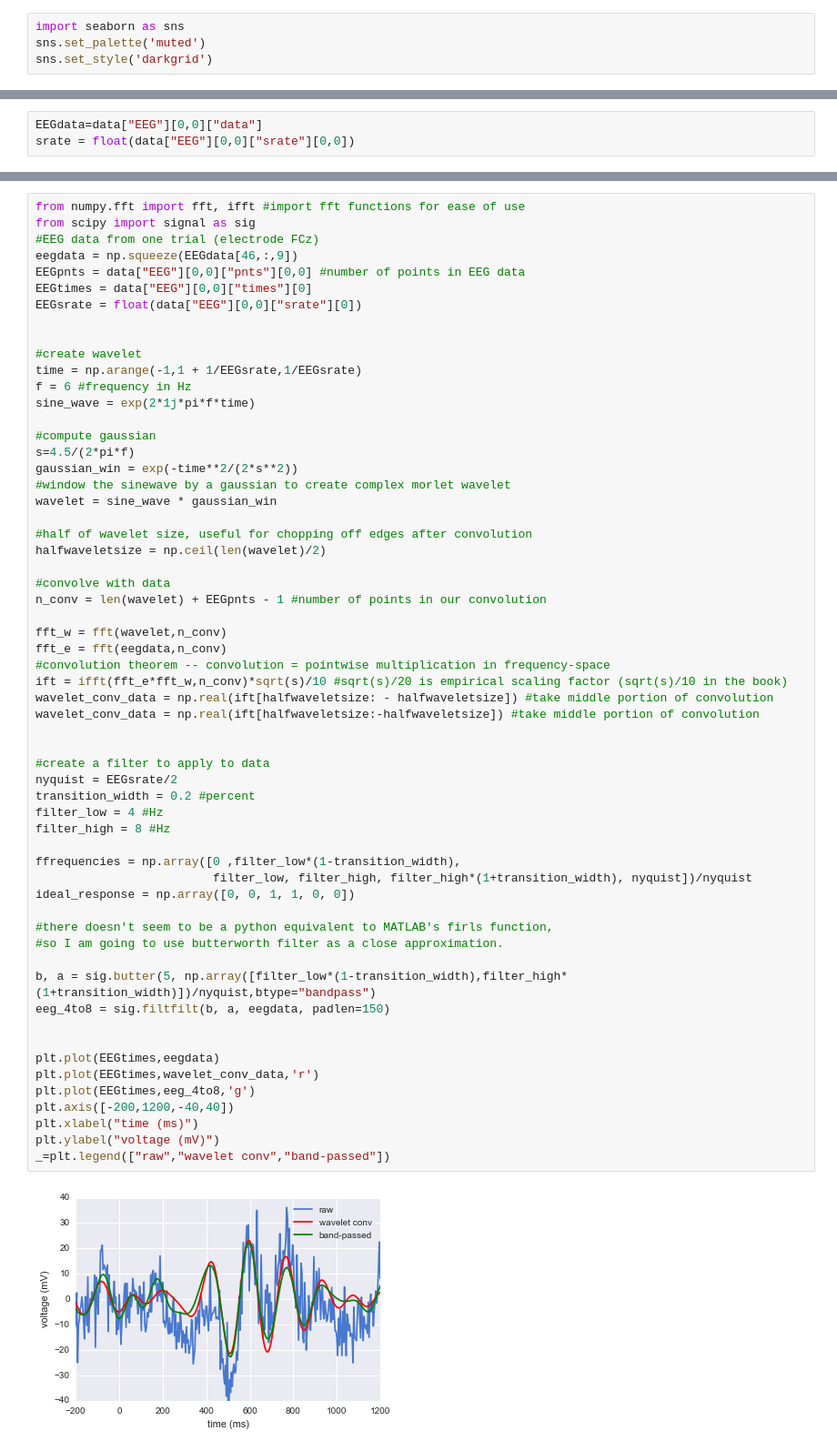
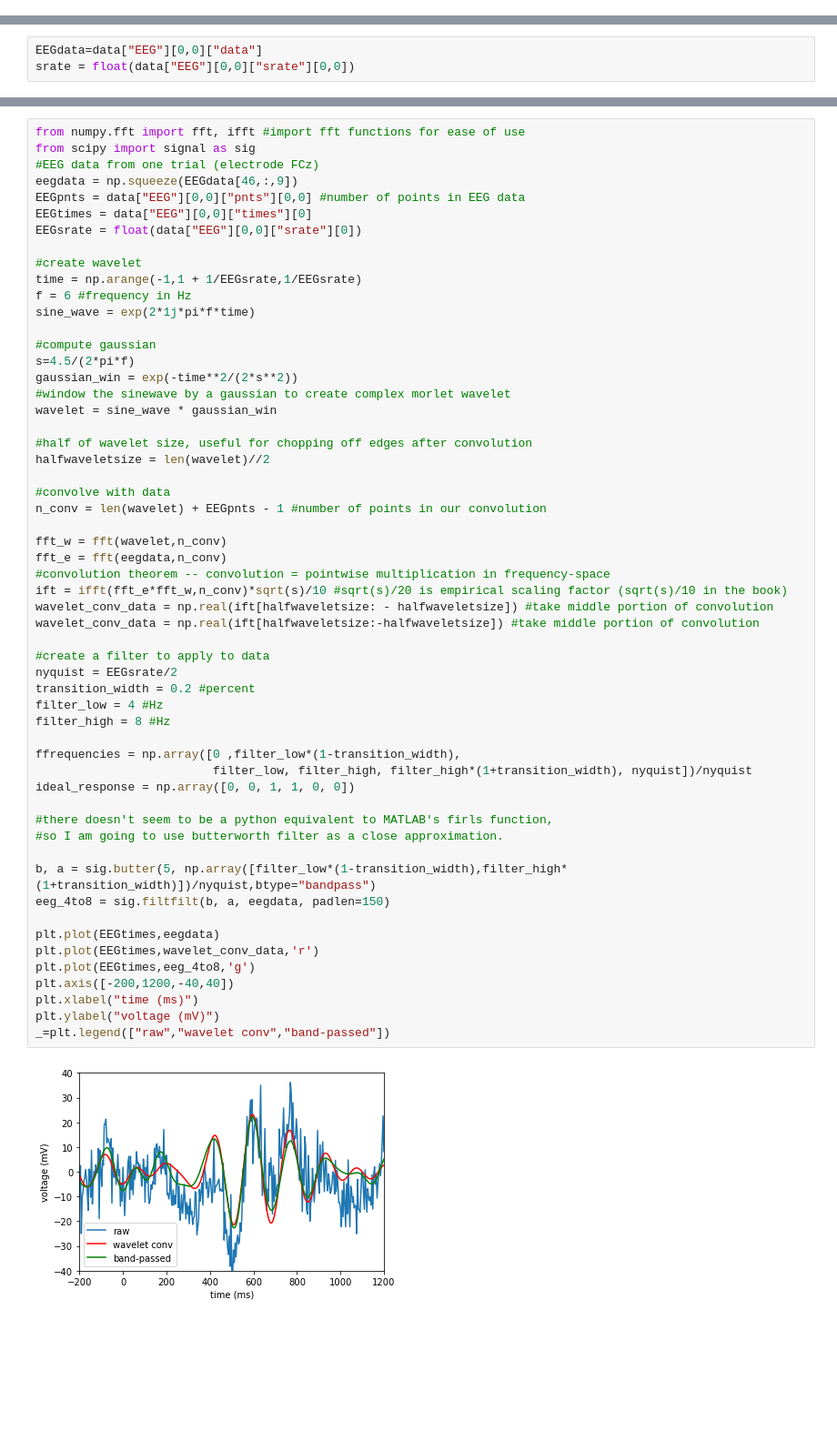
Before and after one commit to lyndond/Analyzing_Neural_Time_Series, a Jupyter notebook: chapter12.ipynb, the cells around one changed output, grey strips where cells are left out. Shown: that part at 91% size. Cells and saved outputs as stored; diff of their text form; blank space fills up the shorter version.

```diff
--- a/chapter12.ipynb
+++ b/chapter12.ipynb
@@ -9,7 +7,3 @@ from numpy import pi, sin, cos, exp, sqrt, log, random  #import basic functions
-# %%
-import seaborn as sns
-sns.set_palette('muted')
-sns.set_style('darkgrid')
 # %%
 data=scipy.io.loadmat('sampleEEGdata')
 # %%
@@ -185,7 +167,6 @@ eegdata = np.squeeze(EEGdata[46,:,9])
 EEGpnts = data["EEG"][0,0]["pnts"][0,0] #number of points in EEG data
 EEGtimes = data["EEG"][0,0]["times"][0]
 EEGsrate = float(data["EEG"][0,0]["srate"][0])
-
 
 #create wavelet
 time = np.arange(-1,1 + 1/EEGsrate,1/EEGsrate)
@@ -199,7 +180,7 @@ gaussian_win = exp(-time**2/(2*s**2))
 wavelet = sine_wave * gaussian_win
 
 #half of wavelet size, useful for chopping off edges after convolution
-halfwaveletsize = np.ceil(len(wavelet)/2)
+halfwaveletsize = len(wavelet)//2
 
 #convolve with data
 n_conv = len(wavelet) + EEGpnts - 1 #number of points in our convolution
@@ -208,34 +189,32 @@ fft_w = fft(wavelet,n_conv)
 fft_e = fft(eegdata,n_conv)
 #convolution theorem -- convolution = pointwise multiplication in frequency-space
 ift = ifft(fft_e*fft_w,n_conv)*sqrt(s)/10 #sqrt(s)/20 is empirical scaling factor (sqrt(s)/10 in the book)
 wavelet_conv_data = np.real(ift[halfwaveletsize: - halfwaveletsize]) #take middle portion of convolution
 wavelet_conv_data = np.real(ift[halfwaveletsize:-halfwaveletsize]) #take middle portion of convolution
-
 
 #create a filter to apply to data
 nyquist = EEGsrate/2
 transition_width = 0.2 #percent
 filter_low = 4 #Hz
 filter_high = 8 #Hz
 
 ffrequencies = np.array([0 ,filter_low*(1-transition_width),
                          filter_low, filter_high, filter_high*(1+transition_width), nyquist])/nyquist
 ideal_response = np.array([0, 0, 1, 1, 0, 0])
 
 #there doesn't seem to be a python equivalent to MATLAB's firls function,
 #so I am going to use butterworth filter as a close approximation.
 
 b, a = sig.butter(5, np.array([filter_low*(1-transition_width),filter_high*(1+transition_width)])/nyquist,btype="bandpass")
 eeg_4to8 = sig.filtfilt(b, a, eegdata, padlen=150)
 
-
 plt.plot(EEGtimes,eegdata)
 plt.plot(EEGtimes,wavelet_conv_data,'r')
 plt.plot(EEGtimes,eeg_4to8,'g')
 plt.axis([-200,1200,-40,40])
 plt.xlabel("time (ms)")
 plt.ylabel("voltage (mV)")
 _=plt.legend(["raw","wavelet conv","band-passed"])
 # %% [output]
-[figure, old version]
+[figure, new version]
 # %% [markdown]
```
Also changed, not shown: parts of 16 cells of this notebook, 1 other file.
